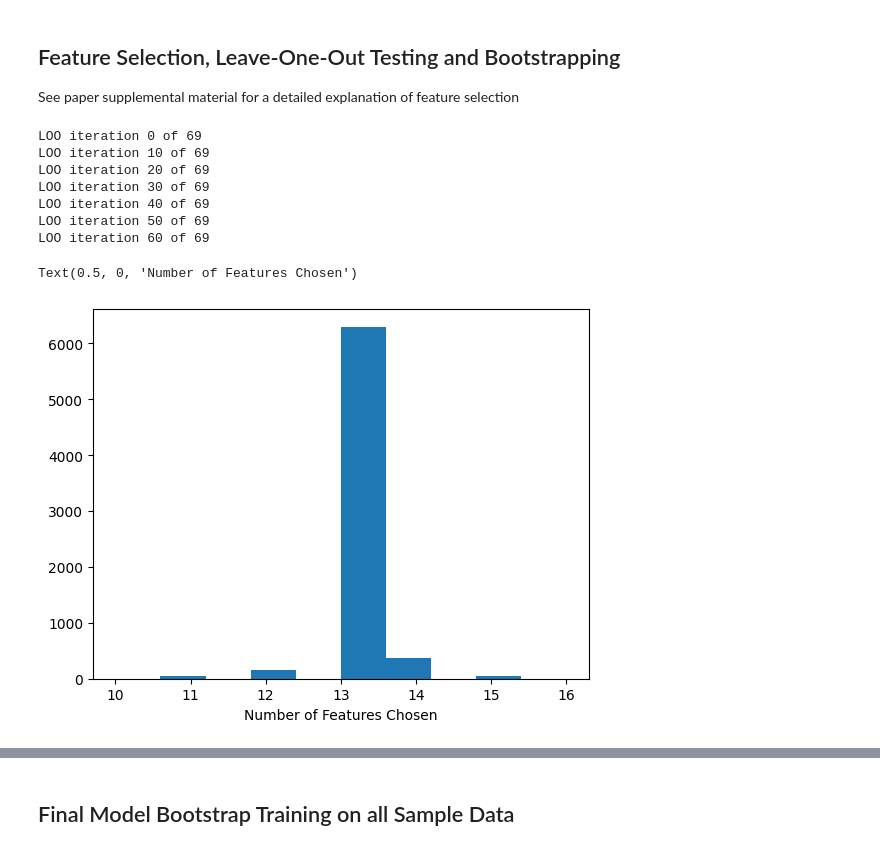
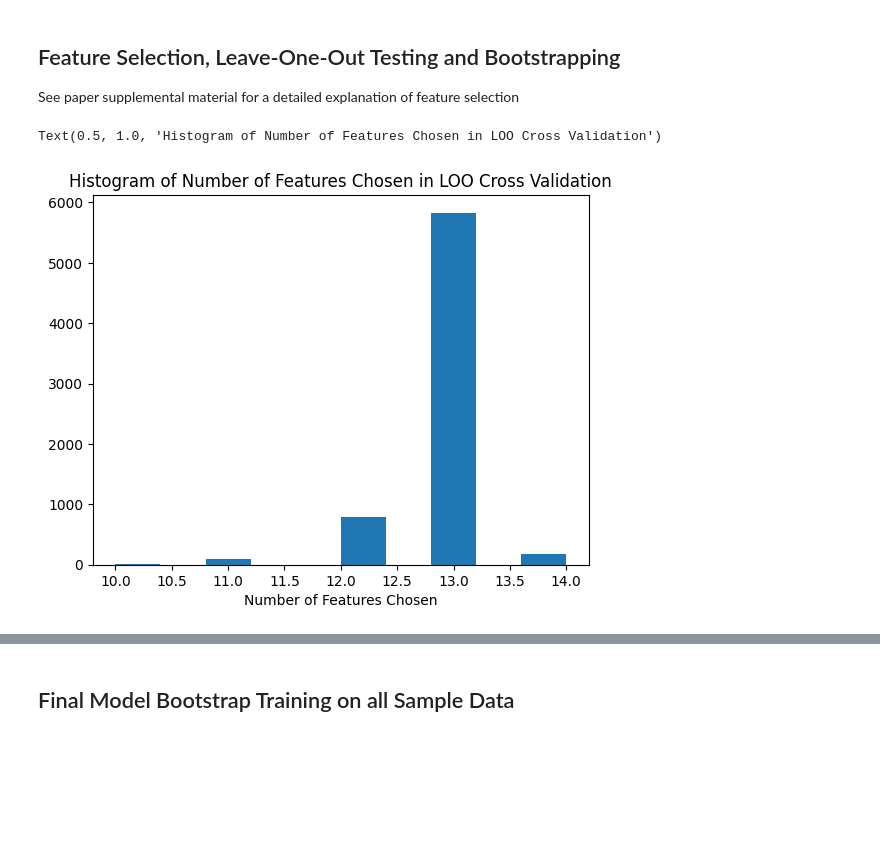
Before and after one commit to oross314/Modeling-Active-Learning-Classrooms, a Jupyter notebook: regression_model.ipynb, the cells around one changed output, grey strips where cells are left out. Saved outputs shown, nothing was run; the diff lists cells and outputs as text; code cells hidden in the pictures; blank space fills up the shorter version.

```diff
--- a/regression_model.ipynb
+++ b/regression_model.ipynb
@@ -37,18 +31,13 @@ Number of classes: 69, Number of terms: 39
 
 See paper supplemental material for a detailed explanation of feature selection
 # %%
-LOO_predictions, LOO_weights, good_fit_BICs = feature_boot_LOO(data, target, variance, it_fac = 4 )
+LOO_predictions = np.load('weights/LOO_predictions_final.npy')
+LOO_weights = np.load('weights/LOO_weights_final.npy')
+good_fit_BICs = np.load('weights/good_fit_BICs_final.npy')
-# %% [output]
-LOO iteration 0 of 69
-LOO iteration 10 of 69
-LOO iteration 20 of 69
-LOO iteration 30 of 69
-LOO iteration 40 of 69
-LOO iteration 50 of 69
-LOO iteration 60 of 69
 # %%
 plt.hist((LOO_weights > 0).sum(axis = -1).flatten())
 plt.xlabel('Number of Features Chosen')
+plt.title('Histogram of Number of Features Chosen in LOO Cross Validation')
 # %% [output]
-Text(0.5, 0, 'Number of Features Chosen')
+Text(0.5, 1.0, 'Histogram of Number of Features Chosen in LOO Cross Validation')
-[figure, old version]
+[figure, new version]
```
Also changed, not shown: parts of 14 cells of this notebook, 52 other files.
